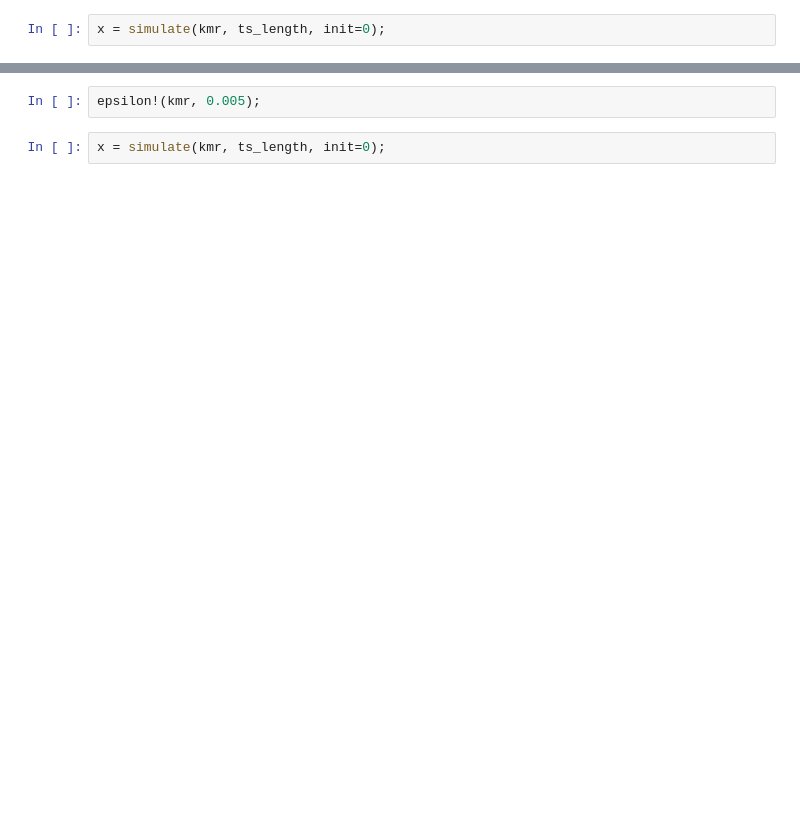
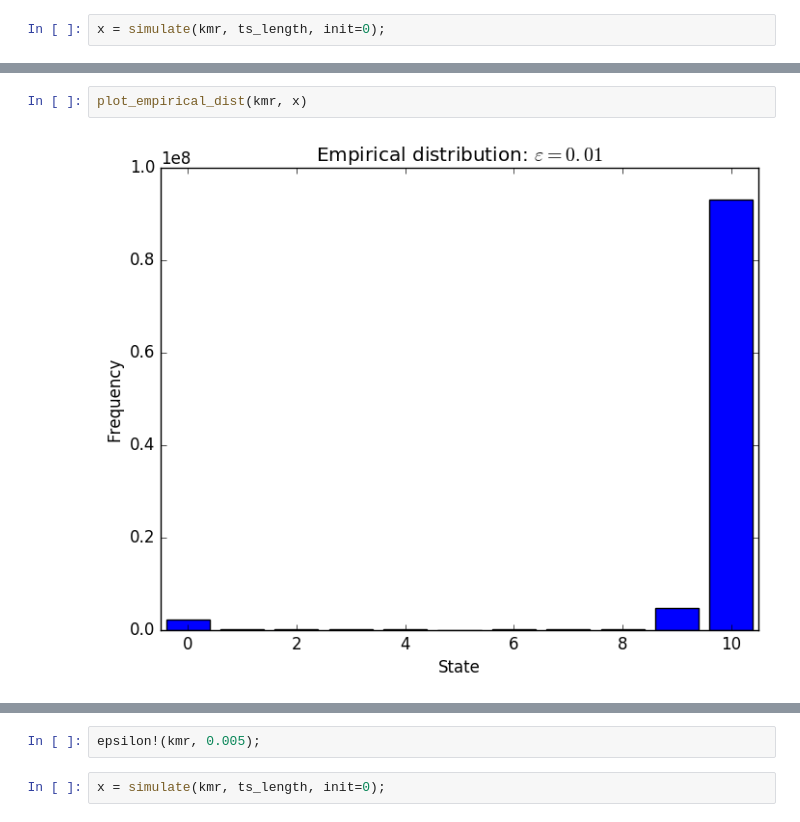
Before and after one commit to fagan2888/stochevolution, a Jupyter notebook: KMR2x2_example_jl.ipynb, the cells around one changed output, grey strips where cells are left out. Cells and saved outputs as stored; diff of their text form; blank space fills up the shorter version.

```diff
--- a/KMR2x2_example_jl.ipynb
+++ b/KMR2x2_example_jl.ipynb
@@ -53,0 +24,4 @@ plt[:show]()
+# %%
+plot_empirical_dist(kmr, x)
+# %% [output]
+[figure, added]
```
Also changed, not shown: parts of 13 cells of this notebook, 1 other file.
